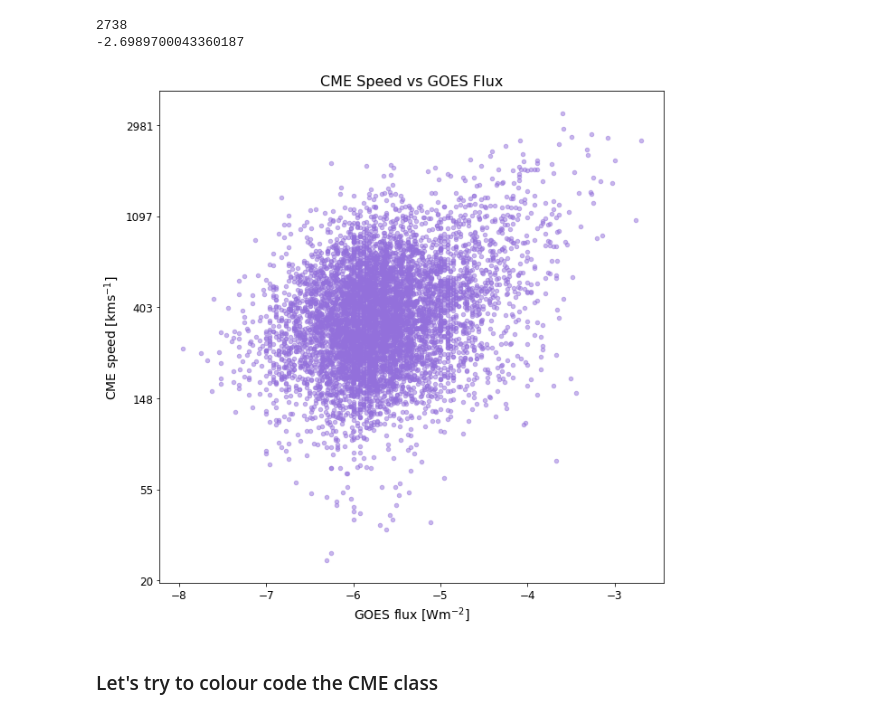
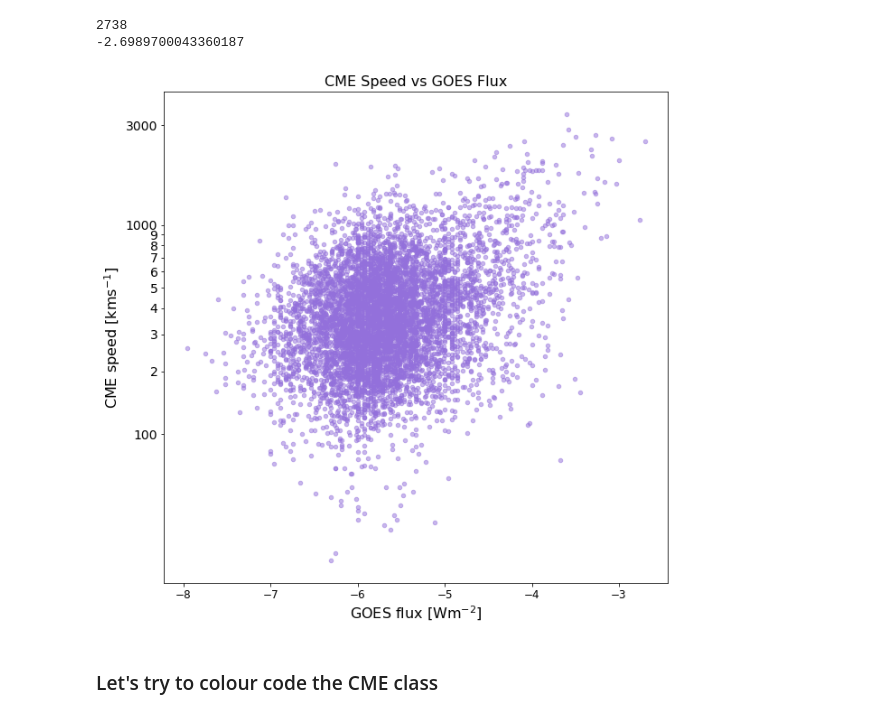
Before and after one commit to peterbreslin/ss_project, a Jupyter notebook: simple_stats.ipynb, the cells around one changed output. Cells and saved outputs as stored; diff of their text form; code cells hidden in the pictures.

```diff
--- a/simple_stats.ipynb
+++ b/simple_stats.ipynb
@@ -114,7 +114,7 @@ R-value:    6681 with 23547 NaNs
 GOES Class: 10786 with 19442 NaNs
 # %%
 # Need to remove NaNs ---> only interested in the 3 columns so making a new dataframe for these
-df2 = df[["cme_speed", "smart_r_value", "smart_wlsg", 'flare_goes_class']]
+df2 = df[["cme_speed", "smart_r_value", "smart_wlsg", 'flare_goes_class', 'smart_total_flux']]
 
 # Removing the rows containing any NaN values
 df2 = df2.dropna(how='any')
@@ -328,19 +331,22 @@ print(max(df2_copy['goes_flux']))
 # %%
 # Re-plotting
 ax5 = df2_copy.plot.scatter(x='goes_flux', y='cme_speed', alpha=0.5, figsize=(10,10), fontsize=12, color='mediumpurple')
 ax5.set_title('CME Speed vs GOES Flux', fontsize=16)
-ax5.set_xlabel("GOES flux [Wm$^{-2}$]", fontsize=14)
-ax5.set_ylabel("CME speed [kms$^{-1}$]", fontsize=14)
+ax5.set_xlabel("GOES flux [Wm$^{-2}$]", fontsize=16)
+ax5.set_ylabel("CME speed [kms$^{-1}$]", fontsize=16)
 #ax5.set_xscale("log", base=10)
 ax5.set_yscale("log", base=np.e)
 
-ax5.yaxis.set_major_formatter(ScalarFormatter())
+#ax5.yaxis.set_major_formatter(ScalarFormatter())
 
-#plt.savefig('flux.png', dpi=300, bbox_inches="tight", pad_inches=1)
+ax5.set_yticks([100, 200, 300, 400, 500, 600, 700, 800, 900, 1000, 3000])
+ax5.set_yticklabels([r'100', r'2', r'3', r'4', r'5', r'6', r'7', r'8', r'9', r'1000', r'3000'], fontsize=14)
+
+#plt.savefig('goes_flux.png', dpi=300, bbox_inches="tight", pad_inches=1)
 
 plt.show()
 # %% [output]
-[figure, old version]
+[figure, new version]
 # %% [markdown]
 ### Let's try to colour code the CME class
 # %%
```
Also changed, not shown: parts of 29 cells of this notebook.
